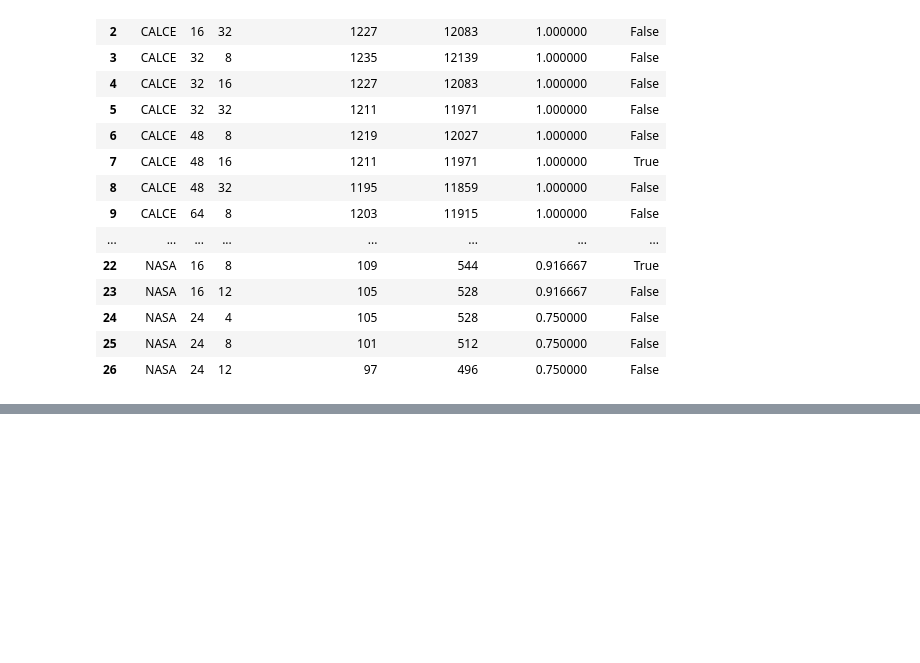
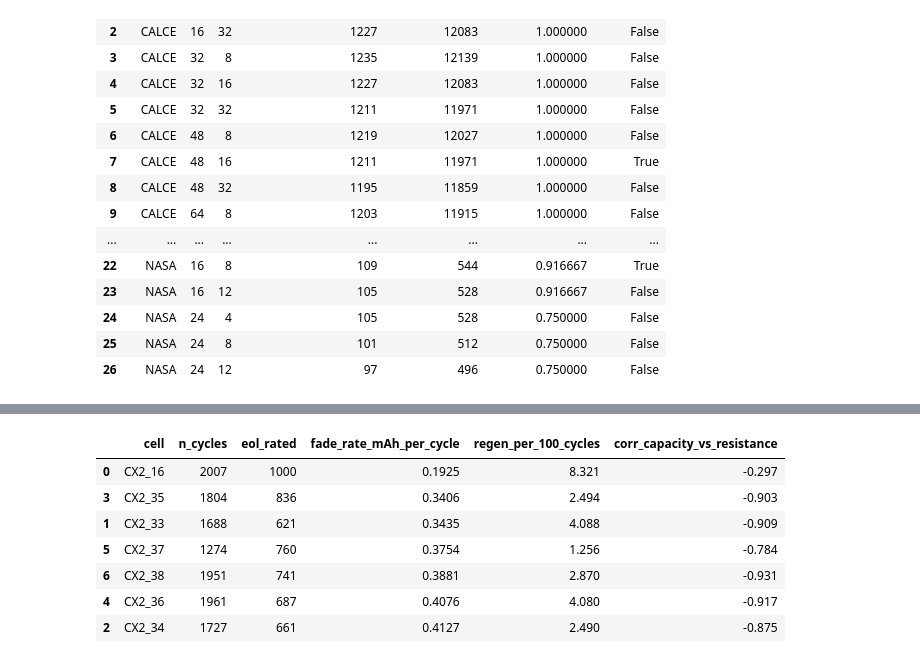
Before and after one commit to AIVIETNAM-AIO-chaugavinnguyenece/rul_prediction_research, a Jupyter notebook: notebooks/02_EDA.ipynb, the cells around one changed output, grey strips where cells are left out. Saved outputs shown, nothing was run; the diff lists cells and outputs as text; code cells hidden in the pictures; blank space fills up the shorter version.

```diff
--- a/notebooks/02_EDA.ipynb
+++ b/notebooks/02_EDA.ipynb
@@ -312,0 +284,18 @@ next: 03_feature_engineering.ipynb
+# %%
+import scipy.io as sio
+
+time_cols = {}
+for name in ("B0005", "B0006", "B0007", "B0018"):
+    df = pd.read_parquet(config.PROCESSED_DIR / "cells" / f"{name}.parquet")
+    time_cols[name] = df["discharge_time_s"].to_numpy()
+
+pairs = [("B0005", "B0006"), ("B0005", "B0007"), ("B0006", "B0007"), ("B0005", "B0018")]
+rows = [{"pair": f"{a} vs {b}",
+         "n_a": len(time_cols[a]), "n_b": len(time_cols[b]),
+         "identical_on_overlap": bool(np.array_equal(
+             time_cols[a][:min(len(time_cols[a]), len(time_cols[b]))],
+             time_cols[b][:min(len(time_cols[a]), len(time_cols[b]))]))}
+        for a, b in pairs]
+time_dup = pd.DataFrame(rows)
+save_table(time_dup, "eda_nasa_time_duplication")
+time_dup
@@ -312,0 +323,26 @@ next: 03_feature_engineering.ipynb
+# %%
+calce_cells = [c for c in cells.values() if c.dataset == "CALCE"]
+rows = []
+for c in calce_cells:
+    df = pd.read_parquet(config.PROCESSED_DIR / "cells" / f"{c.name}.parquet")
+    corr_r = df["capacity_input"].corr(df["internal_resistance_ohm"])
+    rows.append({
+        "cell": c.name,
+        "n_cycles": c.n_cycles,
+        "eol_rated": c.eol["rated"],
+        "fade_rate_mAh_per_cycle": c.info["fade_rate_mAh_per_cycle"],
+        "regen_per_100_cycles": c.info["regen_per_100_cycles"],
+        "corr_capacity_vs_resistance": round(corr_r, 3),
+    })
+outlier_profile = pd.DataFrame(rows).sort_values("fade_rate_mAh_per_cycle")
+save_table(outlier_profile, "eda_calce_outlier_profile")
+outlier_profile
+# %% [output]
+|  | cell | n_cycles | eol_rated | fade_rate_mAh_per_cycle | regen_per_100_cycles | corr_capacity_vs_resistance |
+| 0 | CX2_16 | 2007 | 1000 | 0.1925 | 8.321 | -0.297 |
+| 3 | CX2_35 | 1804 | 836 | 0.3406 | 2.494 | -0.903 |
+| 1 | CX2_33 | 1688 | 621 | 0.3435 | 4.088 | -0.909 |
+| 5 | CX2_37 | 1274 | 760 | 0.3754 | 1.256 | -0.784 |
+| 6 | CX2_38 | 1951 | 741 | 0.3881 | 2.870 | -0.931 |
+| 4 | CX2_36 | 1961 | 687 | 0.4076 | 4.080 | -0.917 |
+| 2 | CX2_34 | 1727 | 661 | 0.4127 | 2.490 | -0.875 |
```
Also changed, not shown: parts of 46 cells of this notebook, 43 other files.
